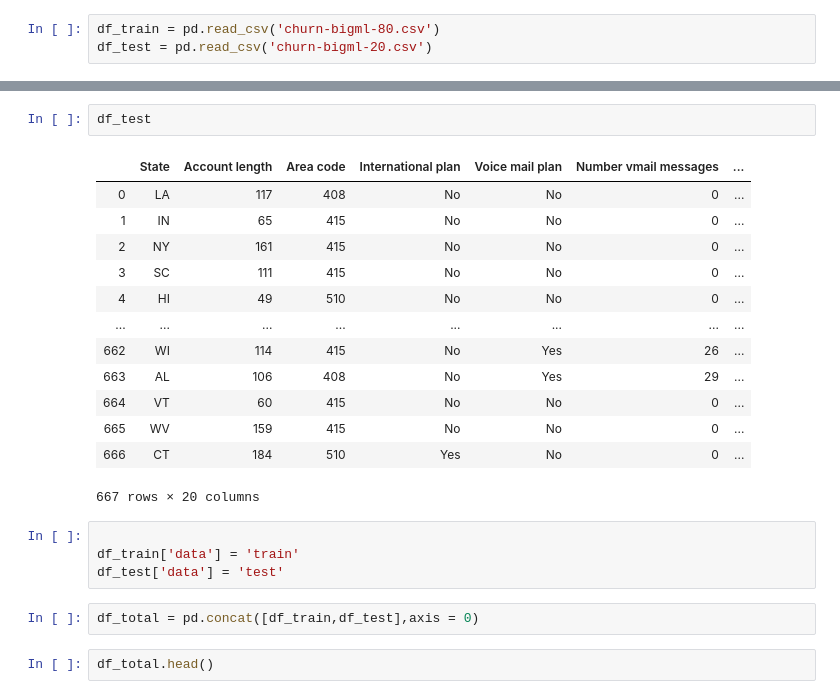
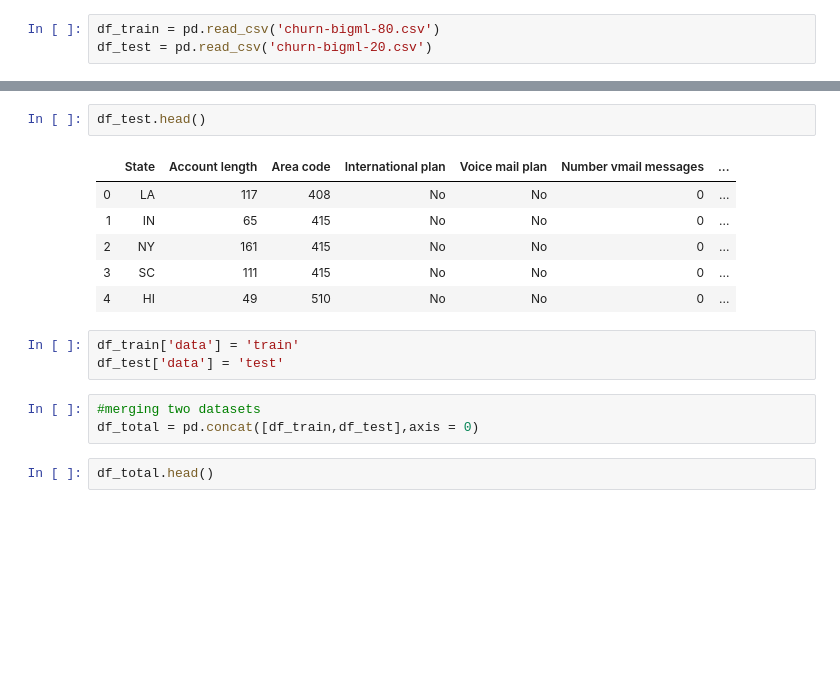
Before and after one commit to Niranjan2909/Telecom-Churn, a Jupyter notebook: Telecom Churn .ipynb, the cells around one changed output, grey strips where cells are left out. Cells and saved outputs as stored; diff of their text form; blank space fills up the shorter version.

```diff
--- a/Telecom Churn .ipynb
+++ b/Telecom Churn .ipynb
@@ -25,24 +18,17 @@ df_train
 # %%
-df_test
+df_test.head()
 # %% [output]
 |  | State | Account length | Area code | International plan | Voice mail plan | Number vmail messages | ... |
 | 0 | LA | 117 | 408 | No | No | 0 | ... |
 | 1 | IN | 65 | 415 | No | No | 0 | ... |
 | 2 | NY | 161 | 415 | No | No | 0 | ... |
 | 3 | SC | 111 | 415 | No | No | 0 | ... |
 | 4 | HI | 49 | 510 | No | No | 0 | ... |
-| ... | ... | ... | ... | ... | ... | ... | ... |
-| 662 | WI | 114 | 415 | No | Yes | 26 | ... |
-| 663 | AL | 106 | 408 | No | Yes | 29 | ... |
-| 664 | VT | 60 | 415 | No | No | 0 | ... |
-| 665 | WV | 159 | 415 | No | No | 0 | ... |
-| 666 | CT | 184 | 510 | Yes | No | 0 | ... |
-667 rows × 20 columns
 # %%
-
 df_train['data'] = 'train'
 df_test['data'] = 'test'
 # %%
+#merging two datasets
 df_total = pd.concat([df_train,df_test],axis = 0)
 # %%
 df_total.head()
```
Also changed, not shown: parts of 53 cells of this notebook.
